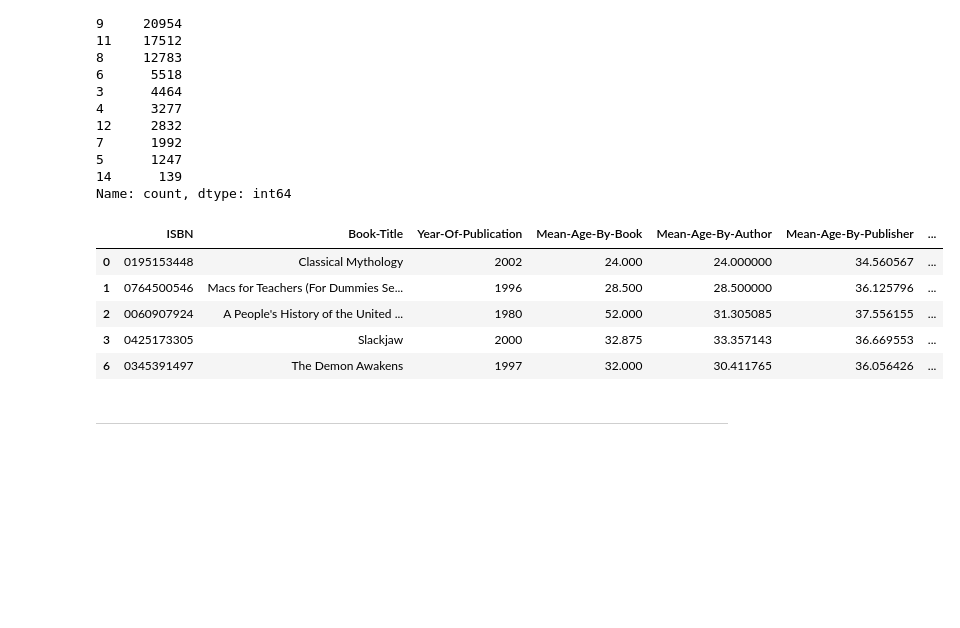
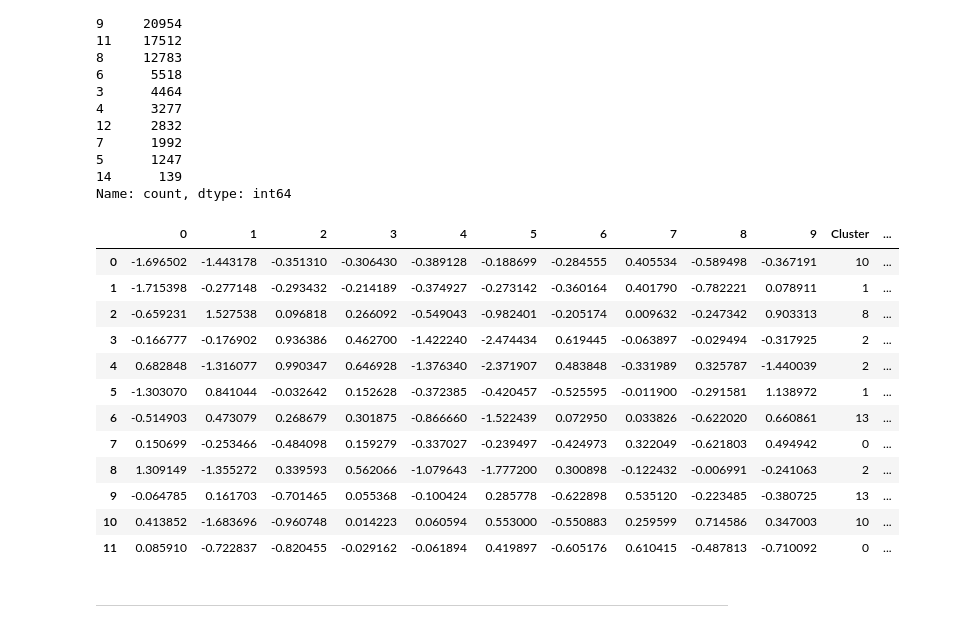
Before and after one commit to Samirnunes/data-science, a Jupyter notebook: machine_learning/book_recommendation/system.ipynb, the cells around one changed output. Drawn from its saved outputs; the diff is of its cells as text; code cells hidden in the pictures; blank space fills up the shorter version.

```diff
--- a/machine_learning/book_recommendation/system.ipynb
+++ b/machine_learning/book_recommendation/system.ipynb
@@ -367,6 +368,8 @@ The elbow isn't so clear. Another option is to use the Silhouette Analysis, whic
 However, we will try to use, for example, 15 clusters from the elbow method because the silhouette analysis may last so much, due to the big number of points we have in the dataset.
 # %%
 kmeans = KMeans(n_clusters=15, n_init=1, random_state=0).fit(X_reduced_pca)
-df["Cluster"] = kmeans.labels_
-df_books = df.copy()
+df_books = X_reduced_pca.copy()
+df_books["Cluster"] = kmeans.labels_
+df_books["ISBN"] = df["ISBN"].reset_index(drop=True).copy()
+df_books["Book-Title"] = df["Book-Title"].reset_index(drop=True).copy()
 # %%
@@ -390,14 +393,21 @@ Cluster
 14      139
 Name: count, dtype: int64
 # %%
-df_books.head()
+df_books.head(12)
 # %% [output]
-|  | ISBN | Book-Title | Year-Of-Publication | Mean-Age-By-Book | Mean-Age-By-Author | Mean-Age-By-Publisher | ... |
-| 0 | 0195153448 | Classical Mythology | 2002 | 24.000 | 24.000000 | 34.560567 | ... |
-| 1 | 0764500546 | Macs for Teachers (For Dummies Se... | 1996 | 28.500 | 28.500000 | 36.125796 | ... |
-| 2 | 0060907924 | A People's History of the United ... | 1980 | 52.000 | 31.305085 | 37.556155 | ... |
-| 3 | 0425173305 | Slackjaw | 2000 | 32.875 | 33.357143 | 36.669553 | ... |
-| 6 | 0345391497 | The Demon Awakens | 1997 | 32.000 | 30.411765 | 36.056426 | ... |
+|  | 0 | 1 | 2 | 3 | 4 | 5 | 6 | 7 | 8 | 9 | Cluster | ... |
+| 0 | -1.696502 | -1.443178 | -0.351310 | -0.306430 | -0.389128 | -0.188699 | -0.284555 | 0.405534 | -0.589498 | -0.367191 | 10 | ... |
+| 1 | -1.715398 | -0.277148 | -0.293432 | -0.214189 | -0.374927 | -0.273142 | -0.360164 | 0.401790 | -0.782221 | 0.078911 | 1 | ... |
+| 2 | -0.659231 | 1.527538 | 0.096818 | 0.266092 | -0.549043 | -0.982401 | -0.205174 | 0.009632 | -0.247342 | 0.903313 | 8 | ... |
+| 3 | -0.166777 | -0.176902 | 0.936386 | 0.462700 | -1.422240 | -2.474434 | 0.619445 | -0.063897 | -0.029494 | -0.317925 | 2 | ... |
+| 4 | 0.682848 | -1.316077 | 0.990347 | 0.646928 | -1.376340 | -2.371907 | 0.483848 | -0.331989 | 0.325787 | -1.440039 | 2 | ... |
+| 5 | -1.303070 | 0.841044 | -0.032642 | 0.152628 | -0.372385 | -0.420457 | -0.525595 | -0.011900 | -0.291581 | 1.138972 | 1 | ... |
+| 6 | -0.514903 | 0.473079 | 0.268679 | 0.301875 | -0.866660 | -1.522439 | 0.072950 | 0.033826 | -0.622020 | 0.660861 | 13 | ... |
+| 7 | 0.150699 | -0.253466 | -0.484098 | 0.159279 | -0.337027 | -0.239497 | -0.424973 | 0.322049 | -0.621803 | 0.494942 | 0 | ... |
+| 8 | 1.309149 | -1.355272 | 0.339593 | 0.562066 | -1.079643 | -1.777200 | 0.300898 | -0.122432 | -0.006991 | -0.241063 | 2 | ... |
+| 9 | -0.064785 | 0.161703 | -0.701465 | 0.055368 | -0.100424 | 0.285778 | -0.622898 | 0.535120 | -0.223485 | -0.380725 | 13 | ... |
+| 10 | 0.413852 | -1.683696 | -0.960748 | 0.014223 | 0.060594 | 0.553000 | -0.550883 | 0.259599 | 0.714586 | 0.347003 | 10 | ... |
+| 11 | 0.085910 | -0.722837 | -0.820455 | -0.029162 | -0.061894 | 0.419897 | -0.605176 | 0.610415 | -0.487813 | -0.710092 | 0 | ... |
 # %% [markdown]
 ---
 # %% [markdown]
```
Also changed, not shown: parts of 14 cells of this notebook.
